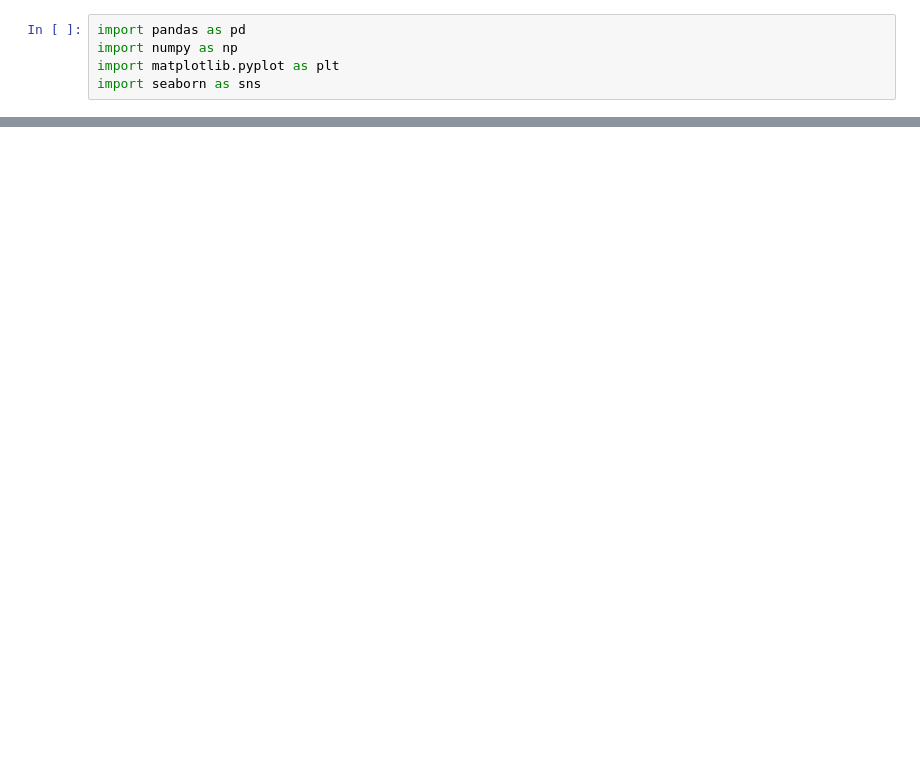
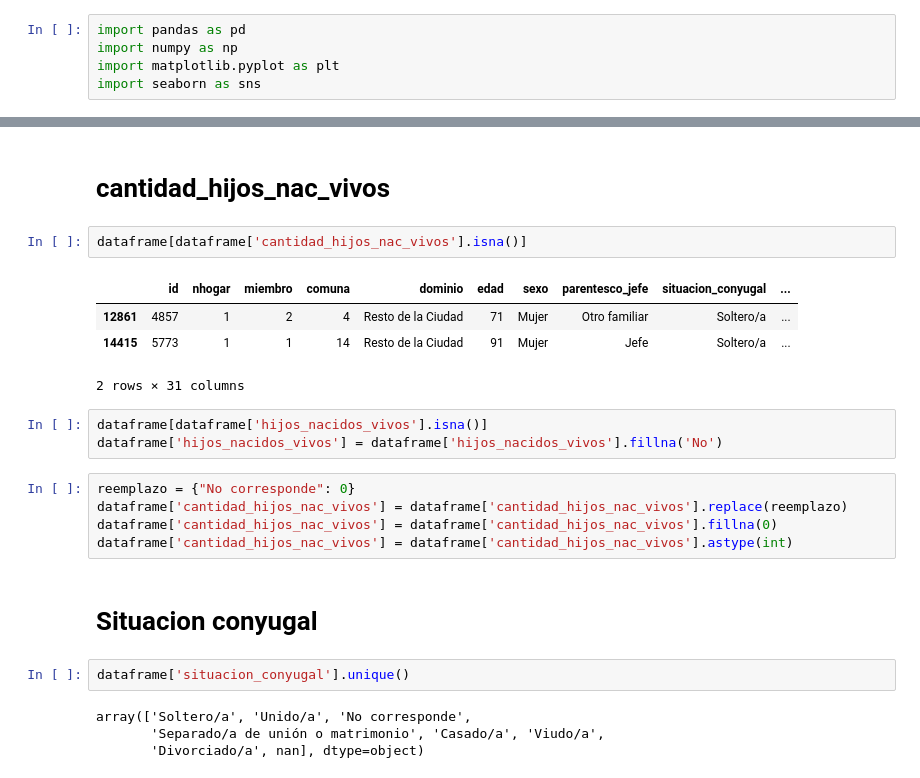
Before and after one commit to Nameless-86/fundamentos, a Jupyter notebook: main.ipynb, the cells around one changed output, grey strips where cells are left out. Saved outputs shown, nothing was run; the diff lists cells and outputs as text; blank space fills up the shorter version.

```diff
--- a/main.ipynb
+++ b/main.ipynb
@@ -107,0 +68,25 @@ sns.scatterplot(x=dataframe['Cantidad'], y=dataframe['provincia'])
+# %% [markdown]
+# cantidad_hijos_nac_vivos
+# %%
+dataframe[dataframe['cantidad_hijos_nac_vivos'].isna()]
+# %% [output]
+|  | id | nhogar | miembro | comuna | dominio | edad | sexo | parentesco_jefe | situacion_conyugal | ... |
+| 12861 | 4857 | 1 | 2 | 4 | Resto de la Ciudad | 71 | Mujer | Otro familiar | Soltero/a | ... |
+| 14415 | 5773 | 1 | 1 | 14 | Resto de la Ciudad | 91 | Mujer | Jefe | Soltero/a | ... |
+2 rows × 31 columns
+# %%
+dataframe[dataframe['hijos_nacidos_vivos'].isna()]
+dataframe['hijos_nacidos_vivos'] = dataframe['hijos_nacidos_vivos'].fillna('No')
+# %%
+reemplazo = {"No corresponde": 0}
+dataframe['cantidad_hijos_nac_vivos'] = dataframe['cantidad_hijos_nac_vivos'].replace(reemplazo)
+dataframe['cantidad_hijos_nac_vivos'] = dataframe['cantidad_hijos_nac_vivos'].fillna(0)
+dataframe['cantidad_hijos_nac_vivos'] = dataframe['cantidad_hijos_nac_vivos'].astype(int)
+# %% [markdown]
+# Situacion conyugal
+# %%
+dataframe['situacion_conyugal'].unique()
+# %% [output]
+array(['Soltero/a', 'Unido/a', 'No corresponde',
+       'Separado/a de unión o matrimonio', 'Casado/a', 'Viudo/a',
+       'Divorciado/a', nan], dtype=object)
```
Also changed, not shown: parts of 58 cells of this notebook, 2 other files.
